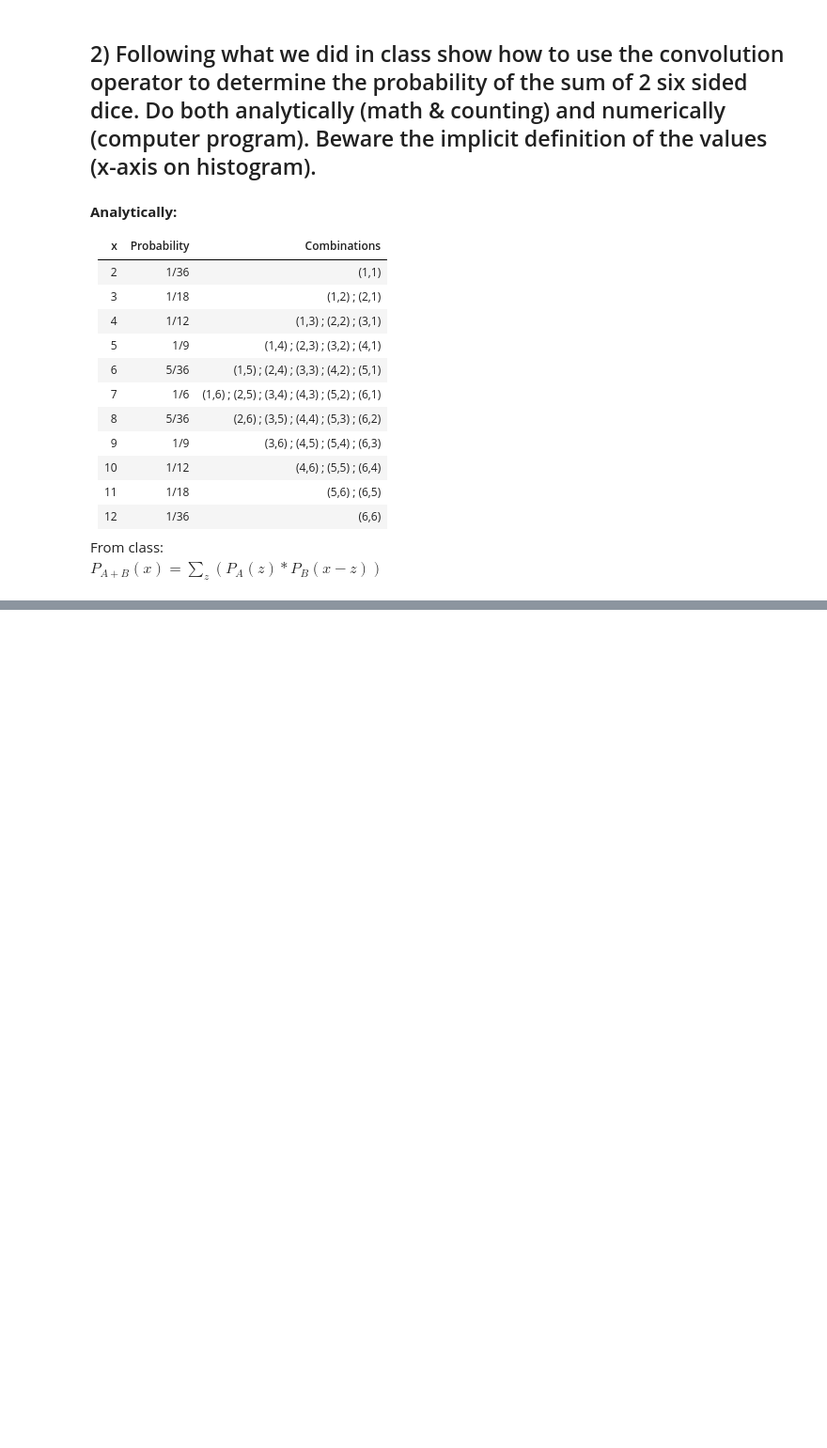
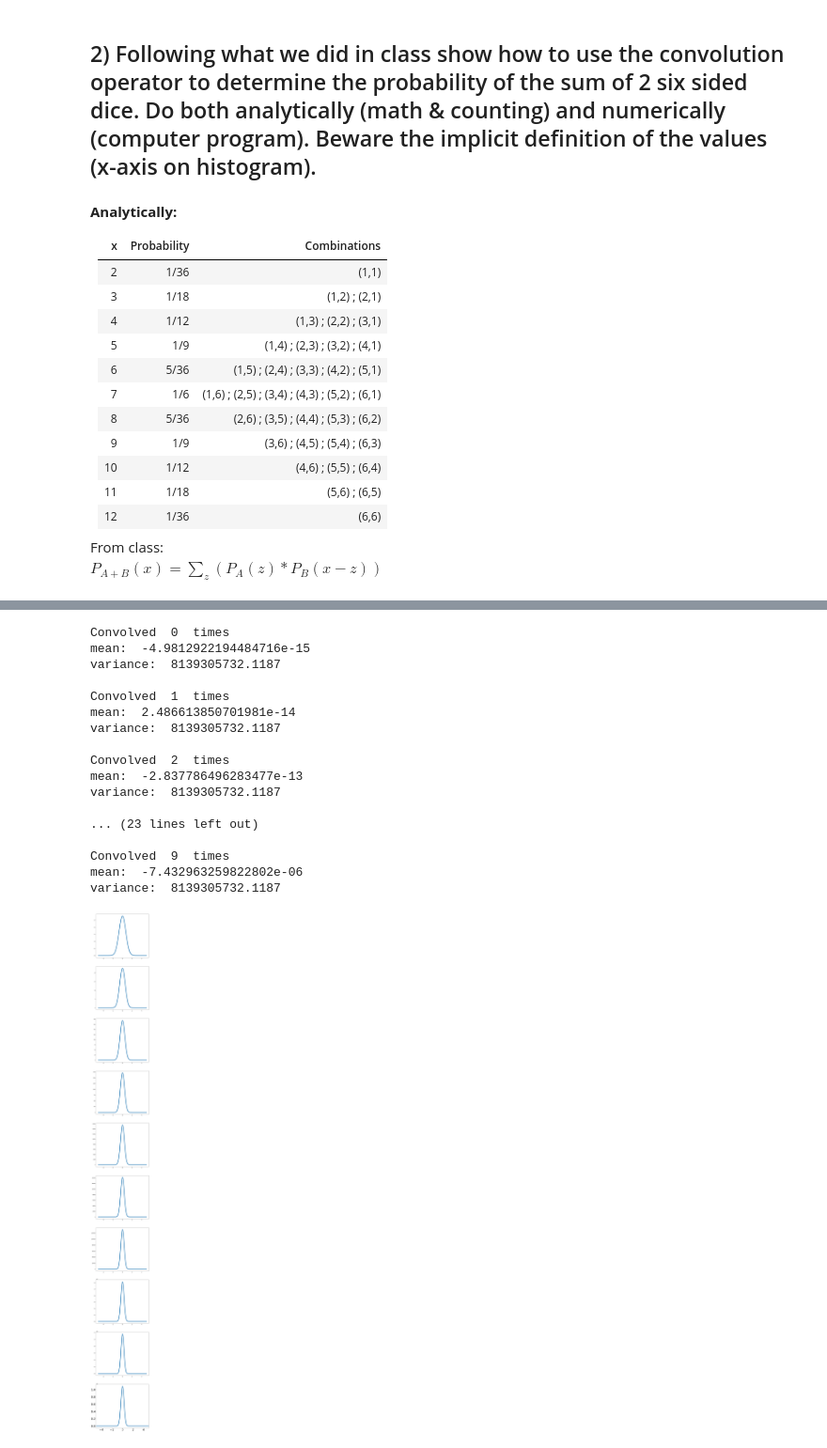
Before and after one commit to nsyochum/Physics-434, a Jupyter notebook: Homework_2/Homework2.ipynb, the cells around one changed output, grey strips where cells are left out. Shown at 94% size. Cells and saved outputs as stored; diff of their text form; code cells hidden in the pictures; blank space fills up the shorter version.

```diff
--- a/Homework_2/Homework2.ipynb
+++ b/Homework_2/Homework2.ipynb
@@ -31,0 +99,40 @@ TypeError: can only concatenate str (not "int") to str
+# %%
+x = np.linspace(-5,5,100)
+fig, ax = plt.subplots(10, 1)
+plt.xlim([-5,5])
+plt.tick_params(labelsize = 30)
+fig.set_size_inches(10,100)
+
+distro = stats.norm.pdf(x, loc=0, scale=1)
+results = distro
+for index in range(10) :
+    results = np.convolve(results, distro)
+    x = np.linspace(-5,5,results.size)
+    mean = sum(x*results)
+    print("Convolved ", index, " times")
+    print("mean: ", mean)
+    std = (sum(results*x**2) - mean**2)**0.5
+    print("variance: ", var)
+    print()
+    ax[index].plot(x, results, linewidth = 8, alpha = 0.7)
+
+plt.show()
+# %% [output]
+Convolved  0  times
+mean:  -4.9812922194484716e-15
+variance:  8139305732.1187
+
+Convolved  1  times
+mean:  2.486613850701981e-14
+variance:  8139305732.1187
+
+Convolved  2  times
+mean:  -2.837786496283477e-13
+variance:  8139305732.1187
+
+... (23 lines left out)
+
+Convolved  9  times
+mean:  -7.432963259822802e-06
+variance:  8139305732.1187
+[figure, added]
```
Also changed, not shown: parts of 10 cells of this notebook.
